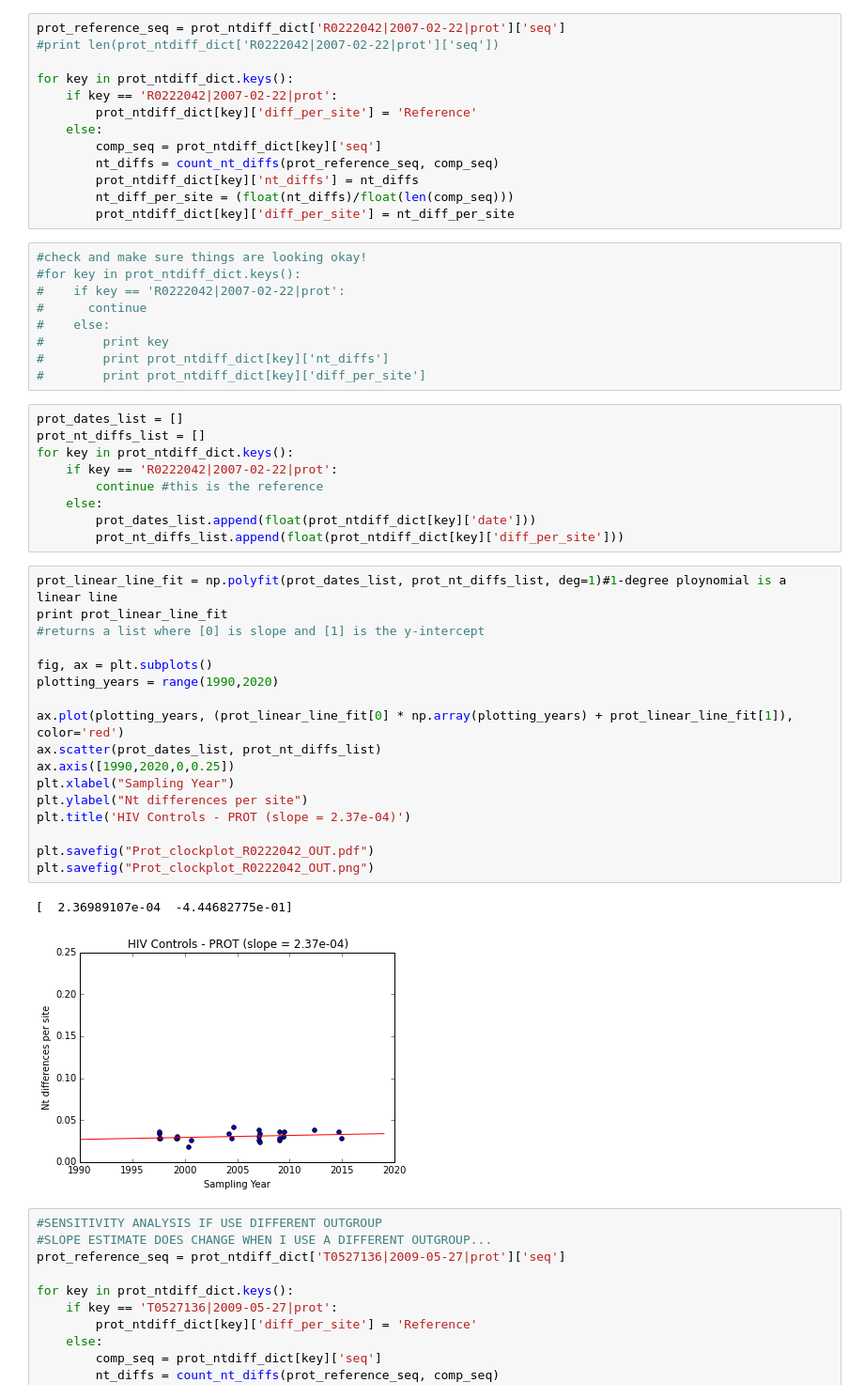
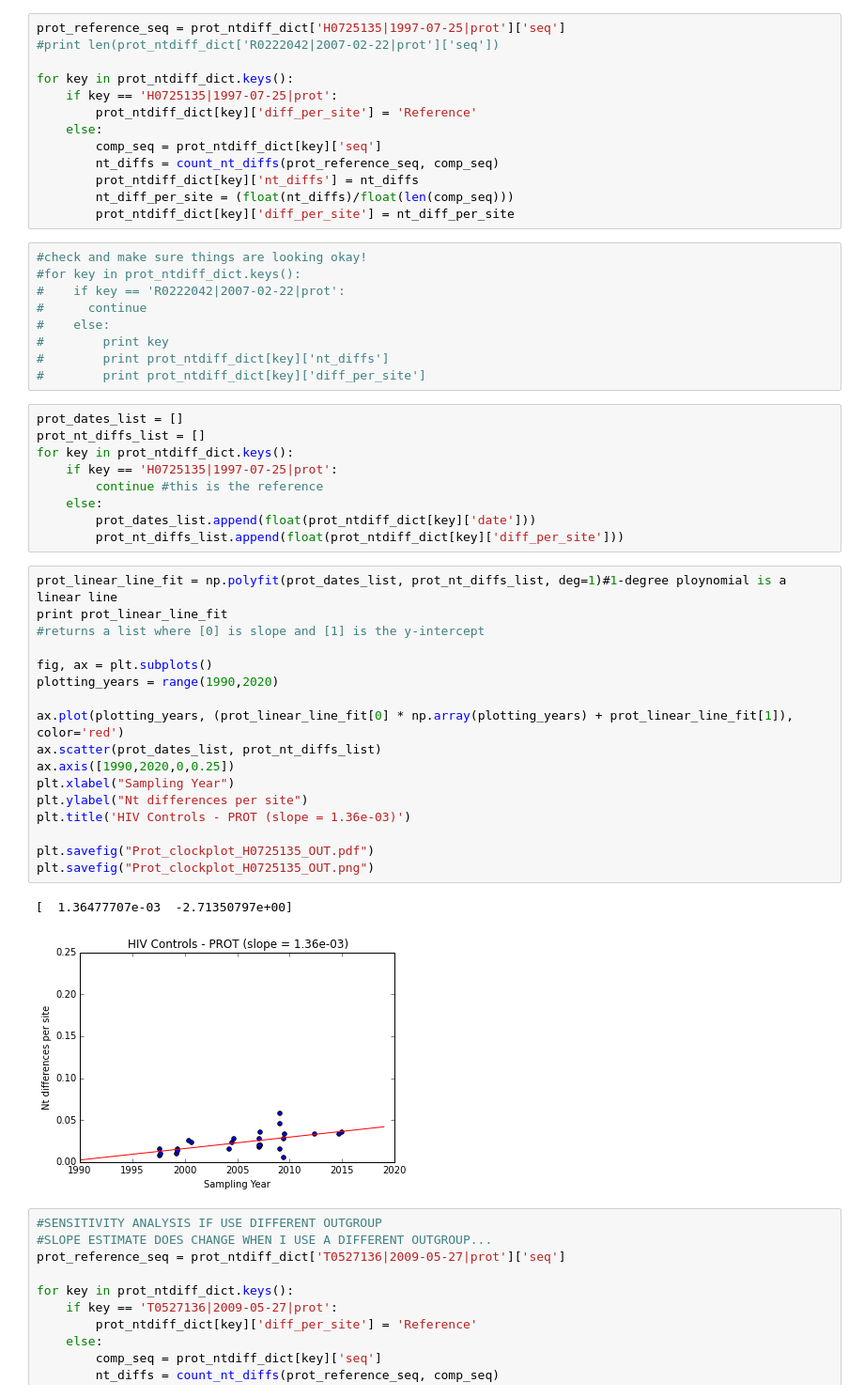
Before and after one commit to blab/roka, a Jupyter notebook: HIV_data/control_only/NtDiff_Dates_RokaControls.ipynb, the cells around one changed output. Shown at 94% size. Drawn from its saved outputs; the diff is of its cells as text.

```diff
--- a/HIV_data/control_only/NtDiff_Dates_RokaControls.ipynb
+++ b/HIV_data/control_only/NtDiff_Dates_RokaControls.ipynb
@@ -126,11 +126,11 @@ prot_infile.close()
 for key in prot_seq_dict.keys():
     prot_ntdiff_dict[key]['seq'] = prot_seq_dict[key].seq.upper()
 # %%
-prot_reference_seq = prot_ntdiff_dict['R0222042|2007-02-22|prot']['seq']
+prot_reference_seq = prot_ntdiff_dict['H0725135|1997-07-25|prot']['seq']
 #print len(prot_ntdiff_dict['R0222042|2007-02-22|prot']['seq'])
 
 for key in prot_ntdiff_dict.keys():
-    if key == 'R0222042|2007-02-22|prot':
+    if key == 'H0725135|1997-07-25|prot':
         prot_ntdiff_dict[key]['diff_per_site'] = 'Reference'
     else:
         comp_seq = prot_ntdiff_dict[key]['seq']
@@ -151,7 +151,7 @@ for key in prot_ntdiff_dict.keys():
 prot_dates_list = []
 prot_nt_diffs_list = []
 for key in prot_ntdiff_dict.keys():
-    if key == 'R0222042|2007-02-22|prot':
+    if key == 'H0725135|1997-07-25|prot':
         continue #this is the reference
     else:
         prot_dates_list.append(float(prot_ntdiff_dict[key]['date']))
@@ -159,23 +159,23 @@ for key in prot_ntdiff_dict.keys():
 # %%
 prot_linear_line_fit = np.polyfit(prot_dates_list, prot_nt_diffs_list, deg=1)#1-degree ploynomial is a linear line
 print prot_linear_line_fit
 #returns a list where [0] is slope and [1] is the y-intercept
 
 fig, ax = plt.subplots()
 plotting_years = range(1990,2020)
 
 ax.plot(plotting_years, (prot_linear_line_fit[0] * np.array(plotting_years) + prot_linear_line_fit[1]), color='red')
 ax.scatter(prot_dates_list, prot_nt_diffs_list)
 ax.axis([1990,2020,0,0.25])
 plt.xlabel("Sampling Year")
 plt.ylabel("Nt differences per site")
-plt.title('HIV Controls - PROT (slope = 2.37e-04)')
+plt.title('HIV Controls - PROT (slope = 1.36e-03)')
 
-plt.savefig("Prot_clockplot_R0222042_OUT.pdf")
-plt.savefig("Prot_clockplot_R0222042_OUT.png")
+plt.savefig("Prot_clockplot_H0725135_OUT.pdf")
+plt.savefig("Prot_clockplot_H0725135_OUT.png")
 # %% [output]
-[  2.36989107e-04  -4.44682775e-01]
+[  1.36477707e-03  -2.71350797e+00]
-[figure, old version]
+[figure, new version]
 # %%
 #SENSITIVITY ANALYSIS IF USE DIFFERENT OUTGROUP
 #SLOPE ESTIMATE DOES CHANGE WHEN I USE A DIFFERENT OUTGROUP...
```
Also changed, not shown: parts of 2 cells of this notebook, 4 other files.
